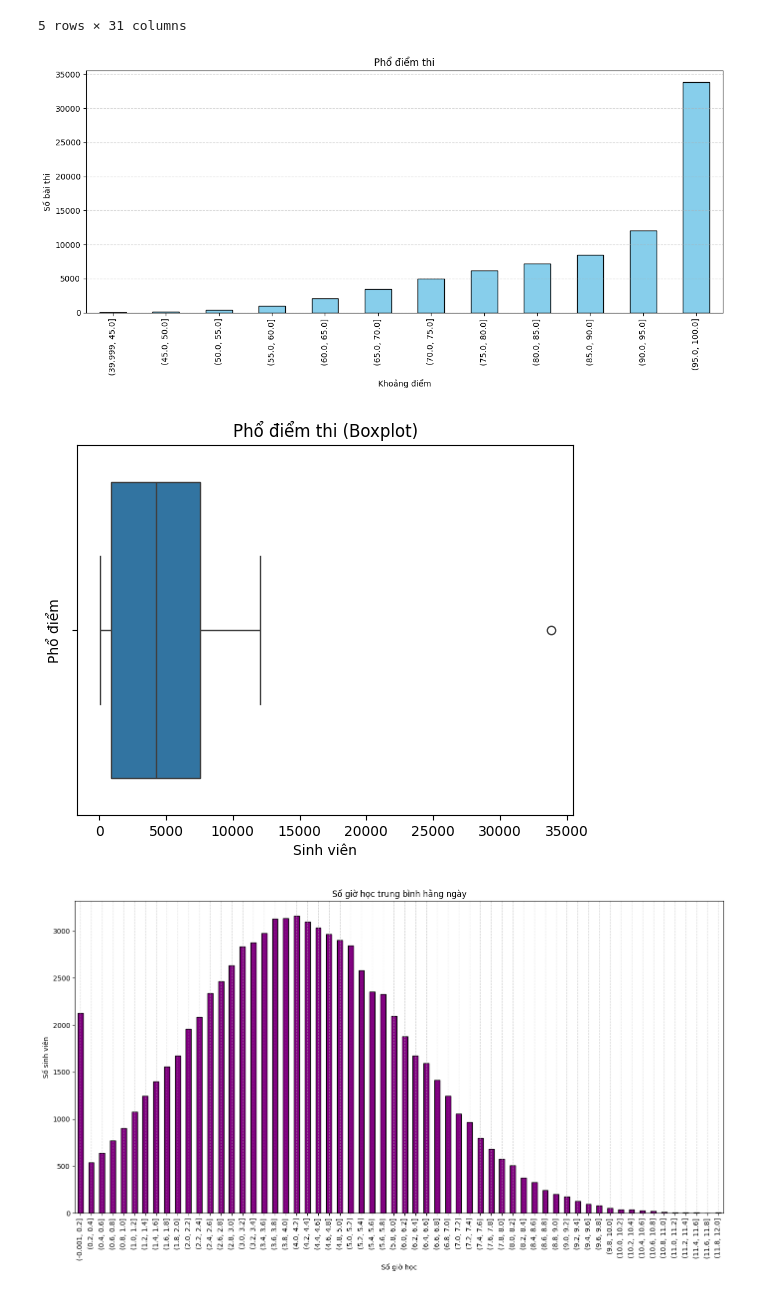
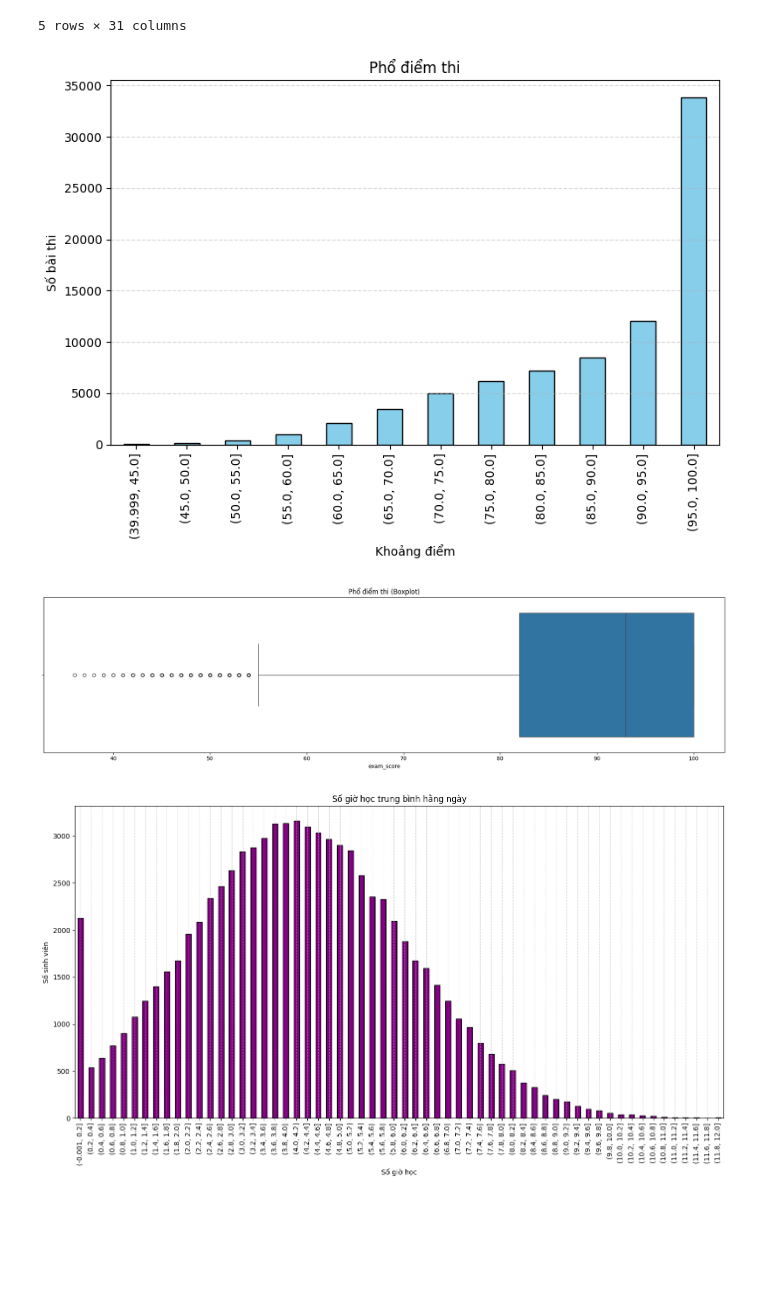
Before and after one commit to Vo-Hao250604/Student-Habits-and-Academic-Performance-Analysis, a Jupyter notebook: Student_Habits_and_Academic_Performance_Analysis.ipynb, the cells around one changed output. Saved outputs shown, nothing was run; the diff lists cells and outputs as text; code cells hidden in the pictures; blank space fills up the shorter version.

```diff
--- a/Student_Habits_and_Academic_Performance_Analysis.ipynb
+++ b/Student_Habits_and_Academic_Performance_Analysis.ipynb
@@ -350,30 +350,30 @@ df.head(5)
 # %%
 import numpy as np
 import matplotlib.pyplot as plt
 import seaborn as sns
 
 #Biểu đồ điểm thi
 bins = np.arange(40,101,5)
 pho_exam_score = df['exam_score'].value_counts(bins=bins).sort_index()
 
-pho_exam_score.plot(kind='bar', figsize=(12,6), color='skyblue', edgecolor='black')
+pho_exam_score.plot(kind='bar', figsize=(8,6), color='skyblue', edgecolor='black')
 plt.title("Phổ điểm thi")
 plt.xlabel("Khoảng điểm")
 plt.ylabel("Số bài thi")
 plt.grid(axis='y', linestyle='--', alpha=0.5)
 plt.tight_layout()
 plt.show()
 # %% [output]
-[figure, old version]
+[figure, new version]
 # %%
-#Boxplot
-sns.boxplot(data=pho_exam_score, orient='h')
+#Boxplot điểm thi
+plt.subplots(figsize=(18, 5))
+sns.boxplot(data=df['exam_score'], orient='h')
 plt.title("Phổ điểm thi (Boxplot)")
-plt.xlabel("Sinh viên")
-plt.ylabel("Phổ điểm")
+plt.tight_layout()
 plt.show()
 # %% [output]
-[figure, old version]
+[figure, new version]
 # %%
 #Biểu đồ số giờ học trung bình hằng ngày
 bins = np.arange(0,12.2,0.2)
```
Also changed, not shown: parts of 12 cells of this notebook.
